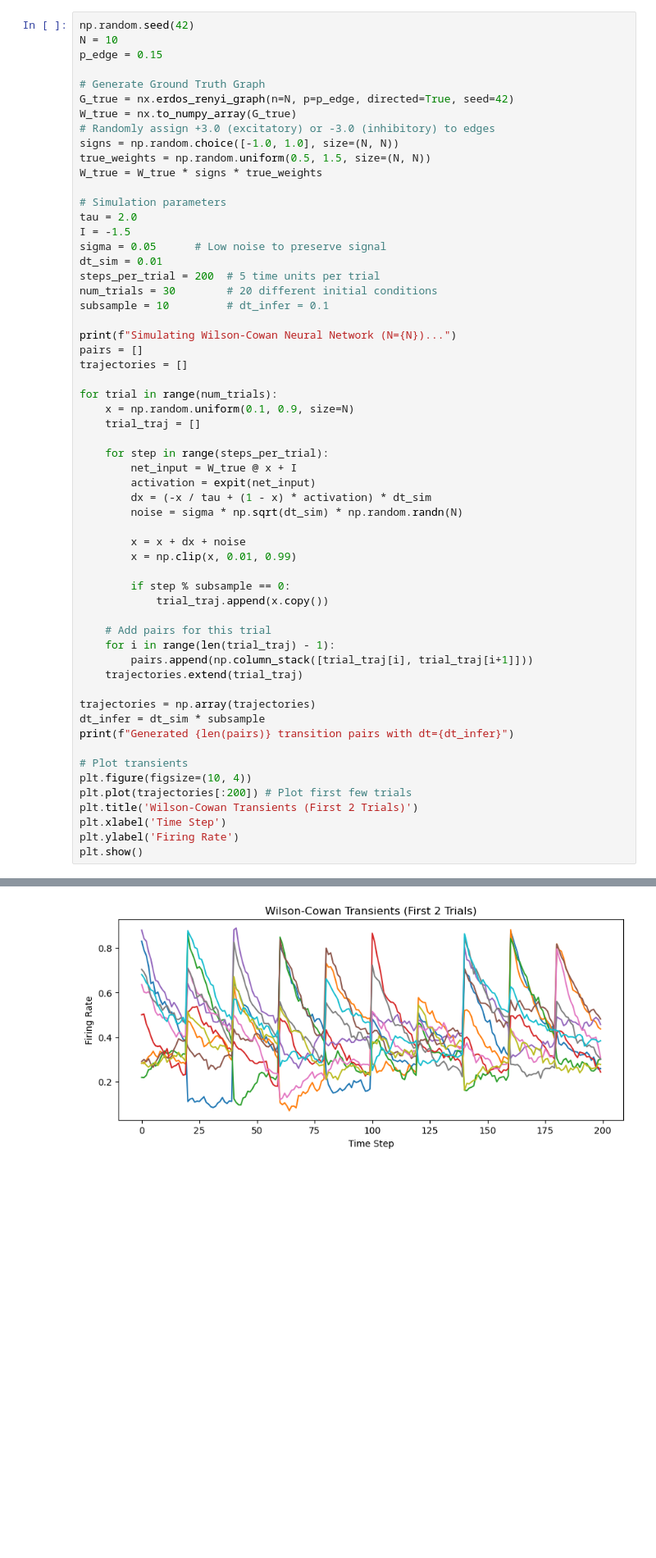
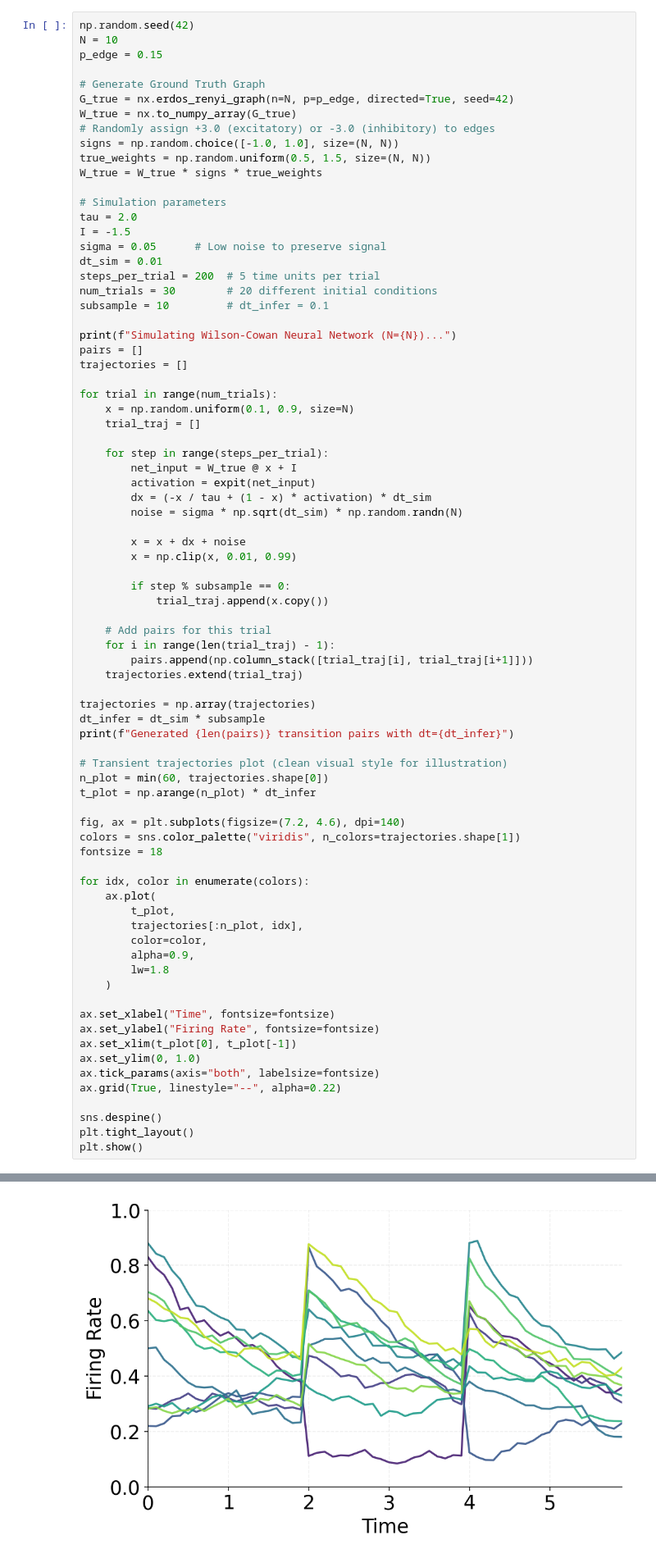
Before and after one commit to CoMuNeLab/Onsager_Machlup_Inf, a Jupyter notebook: Wilson_Cowan_Inference_Benchmark.ipynb, the cells around one changed output, grey strips where cells are left out. Shown at 82% size. Cells and saved outputs as stored; diff of their text form; blank space fills up the shorter version.

```diff
--- a/Wilson_Cowan_Inference_Benchmark.ipynb
+++ b/Wilson_Cowan_Inference_Benchmark.ipynb
@@ -48,40 +51,60 @@ trajectories = []
 
 for trial in range(num_trials):
     x = np.random.uniform(0.1, 0.9, size=N)
     trial_traj = []
 
     for step in range(steps_per_trial):
         net_input = W_true @ x + I
         activation = expit(net_input)
         dx = (-x / tau + (1 - x) * activation) * dt_sim
         noise = sigma * np.sqrt(dt_sim) * np.random.randn(N)
 
         x = x + dx + noise
         x = np.clip(x, 0.01, 0.99)
 
         if step % subsample == 0:
             trial_traj.append(x.copy())
 
     # Add pairs for this trial
     for i in range(len(trial_traj) - 1):
         pairs.append(np.column_stack([trial_traj[i], trial_traj[i+1]]))
     trajectories.extend(trial_traj)
 
 trajectories = np.array(trajectories)
 dt_infer = dt_sim * subsample
 print(f"Generated {len(pairs)} transition pairs with dt={dt_infer}")
 
-# Plot transients
-plt.figure(figsize=(10, 4))
-plt.plot(trajectories[:200]) # Plot first few trials
-plt.title('Wilson-Cowan Transients (First 2 Trials)')
-plt.xlabel('Time Step')
-plt.ylabel('Firing Rate')
+# Transient trajectories plot (clean visual style for illustration)
+n_plot = min(60, trajectories.shape[0])
+t_plot = np.arange(n_plot) * dt_infer
+
+fig, ax = plt.subplots(figsize=(7.2, 4.6), dpi=140)
+colors = sns.color_palette("viridis", n_colors=trajectories.shape[1])
+fontsize = 18
+
+for idx, color in enumerate(colors):
+    ax.plot(
+        t_plot,
+        trajectories[:n_plot, idx],
+        color=color,
+        alpha=0.9,
+        lw=1.8
+    )
+
+ax.set_xlabel("Time", fontsize=fontsize)
+ax.set_ylabel("Firing Rate", fontsize=fontsize)
+ax.set_xlim(t_plot[0], t_plot[-1])
+ax.set_ylim(0, 1.0)
+ax.tick_params(axis="both", labelsize=fontsize)
+ax.grid(True, linestyle="--", alpha=0.22)
+
+sns.despine()
+plt.tight_layout()
 plt.show()
 # %% [output]
 Simulating Wilson-Cowan Neural Network (N=10)...
 Generated 570 transition pairs with dt=0.1
-[figure, old version]
+[figure, new version]
 # %% [markdown]
 ## 2. Run MCMC Inference
 
```
Also changed, not shown: parts of 8 cells of this notebook, 12 other files.
